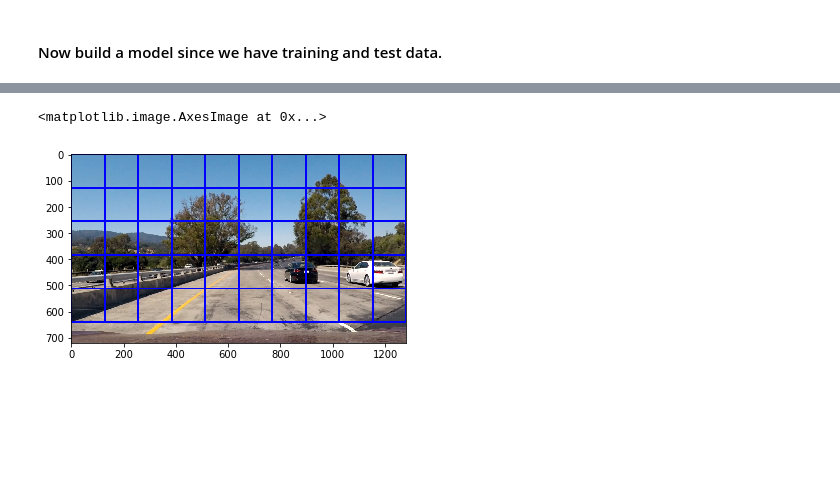
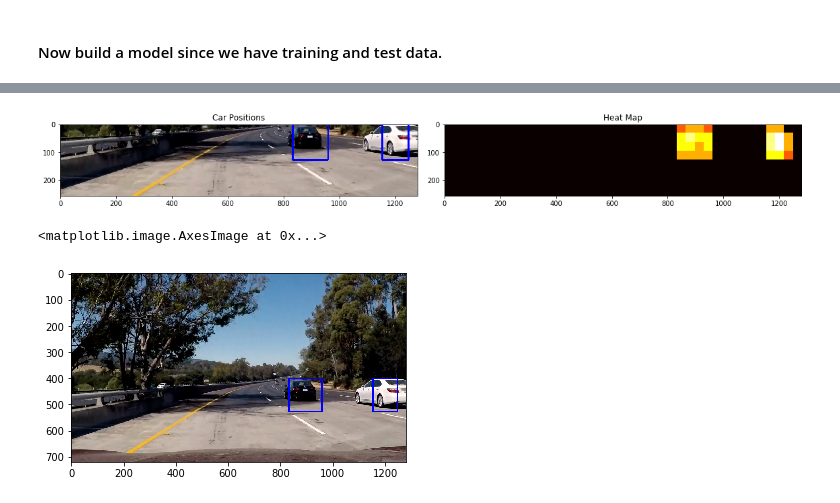
Before and after one commit to kevinwestern/CarND-Vehicle-Detection, a Jupyter notebook: project.ipynb, the cells around one changed output, grey strips where cells are left out. Saved outputs shown, nothing was run; the diff lists cells and outputs as text; code cells hidden in the pictures; blank space fills up the shorter version.

```diff
--- a/project.ipynb
+++ b/project.ipynb
@@ -213,0 +371,7 @@ windows = slide_window(img)
+# %%
+img = cv2.imread('./test_images/test1.jpg')
+img = cv2.cvtColor(img, cv2.COLOR_BGR2RGB)
+img = img[400:656,:,:]
+windows = slide_window(img)
+matches = search_windows(img, windows, svc, X_scaler, spatial_feat=False, hist_feat=False)
+plt.imshow(draw_boxes(img, matches))
@@ -214,5 +412,42 @@ windows = slide_window(img)
+# %%
+from scipy.ndimage.measurements import label
+normal_img = cv2.imread('./test_images/test5.jpg')
+normal_img = cv2.cvtColor(normal_img, cv2.COLOR_BGR2RGB)
+img = normal_img[400:656,:,:]
+test_windows = []
+for windows in all_windows:
+    for window in windows:
+        test_windows.append(window)
+
+matches = search_windows(img, test_windows, svc, X_scaler, spatial_feat=False, hist_feat=False)
+heat = np.zeros_like(img[:,:,0]).astype(np.float)
+
+# Add heat to each box in box list
+heat = add_heat(heat, matches)
+
+# Apply threshold to help remove false positives
+heat = apply_threshold(heat, 3)
+
+# Visualize the heatmap when displaying
+heatmap = np.clip(heat, 0, 255)
+
+labels = label(heatmap)
+draw_img = draw_labeled_bboxes(np.copy(img), labels)
+
+fig = plt.figure(figsize=(16, 9))
+plt.subplot(121)
+plt.imshow(draw_img)
+plt.title('Car Positions')
+plt.subplot(122)
+plt.imshow(heatmap, cmap='hot')
+plt.title('Heat Map')
+fig.tight_layout()
+# %% [output]
+[figure, added]
+# %%
+normal_img[400:656,:,:] = draw_img
 # %%
-plt.imshow(draw_boxes(img, windows))
+plt.imshow(normal_img)
 # %% [output]
 <matplotlib.image.AxesImage at 0x...>
-[figure, old version]
+[figure, new version]
```
Also changed, not shown: parts of 12 cells of this notebook.
